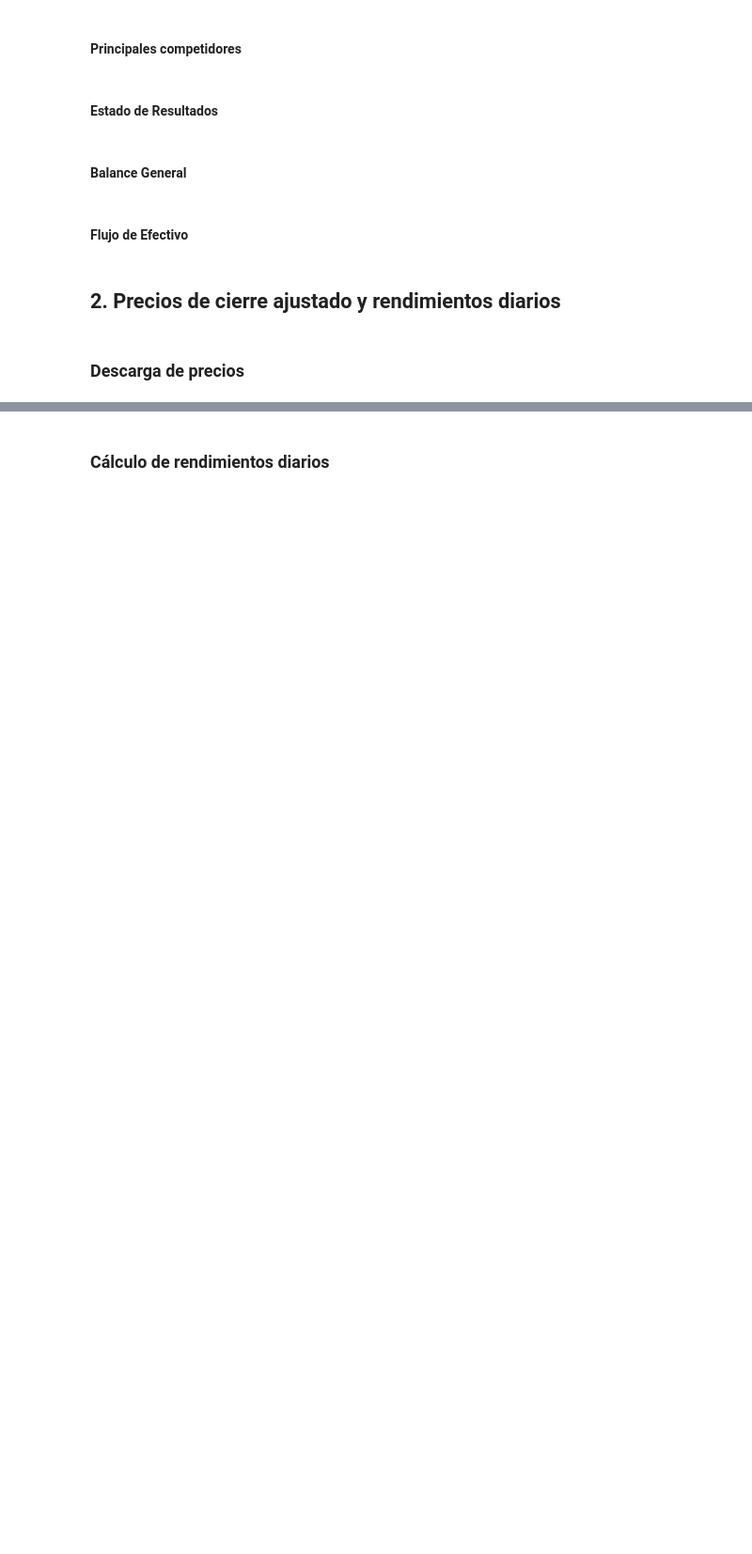
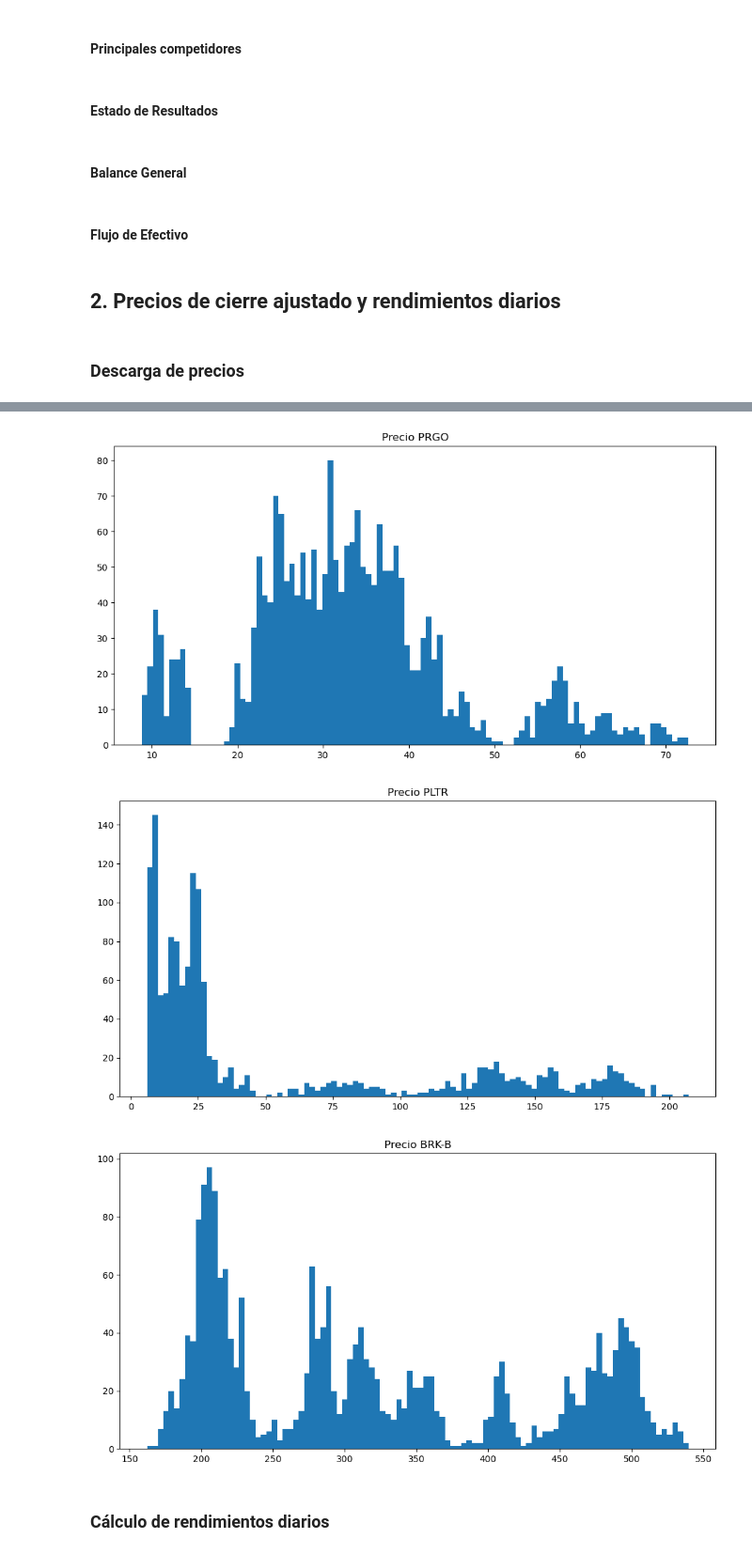
Before and after one commit to Mafergomezf/PORTAFOLIOS-DE-INVERSION, a Jupyter notebook: Tarea-1/Tarea1.ipynb, the cells around one changed output, grey strips where cells are left out. Shown at 94% size. Cells and saved outputs as stored; diff of their text form; code cells hidden in the pictures; blank space fills up the shorter version.

```diff
--- a/Tarea-1/Tarea1.ipynb
+++ b/Tarea-1/Tarea1.ipynb
@@ -7,3 +12,5 @@
+# %%
+tickers = ['PRGO', 'PLTR', 'BRK-B']
 # %% [markdown]
 ## 1. Investigación de las emisoras
 # %% [markdown]
@@ -52,3 +59,5 @@
 ## 2. Precios de cierre ajustado y rendimientos diarios
 # %% [markdown]
 ### Descarga de precios
+# %%
+prices = yf.download(tickers, start='2018-01-01', end='2026-08-31')["Close"]
@@ -55,2 +108,12 @@
+# %%
+for i in tickers:
+    plt.figure(figsize=(12, 6))
+    plt.hist(prices[i], bins=100)
+    plt.title(f'Precio {i}')
+    plt.show(i)
+# %% [output]
+[figure, added]
+[figure, added]
+[figure, added]
 # %% [markdown]
 ### Cálculo de rendimientos diarios
```
Also changed, not shown: parts of 10 cells of this notebook.
